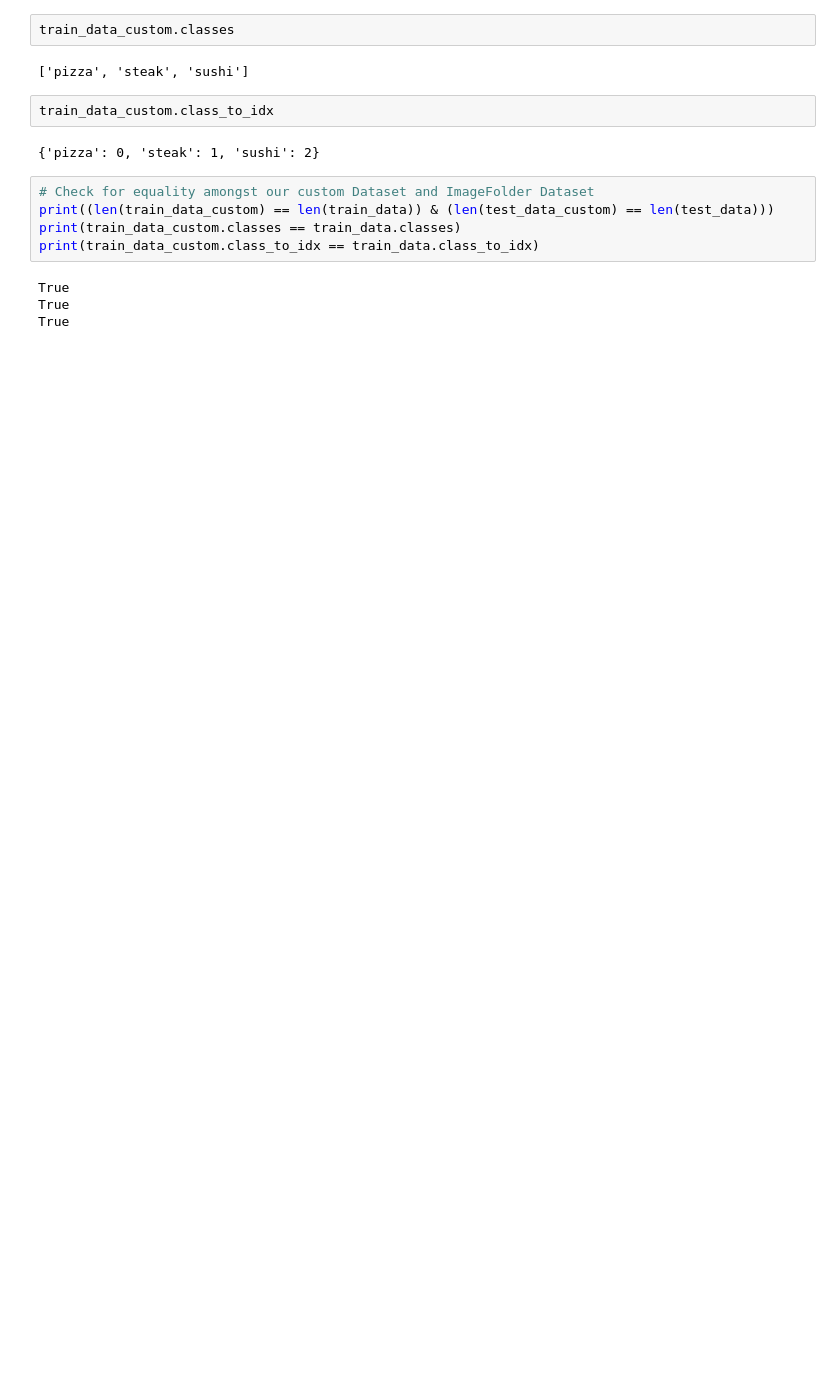
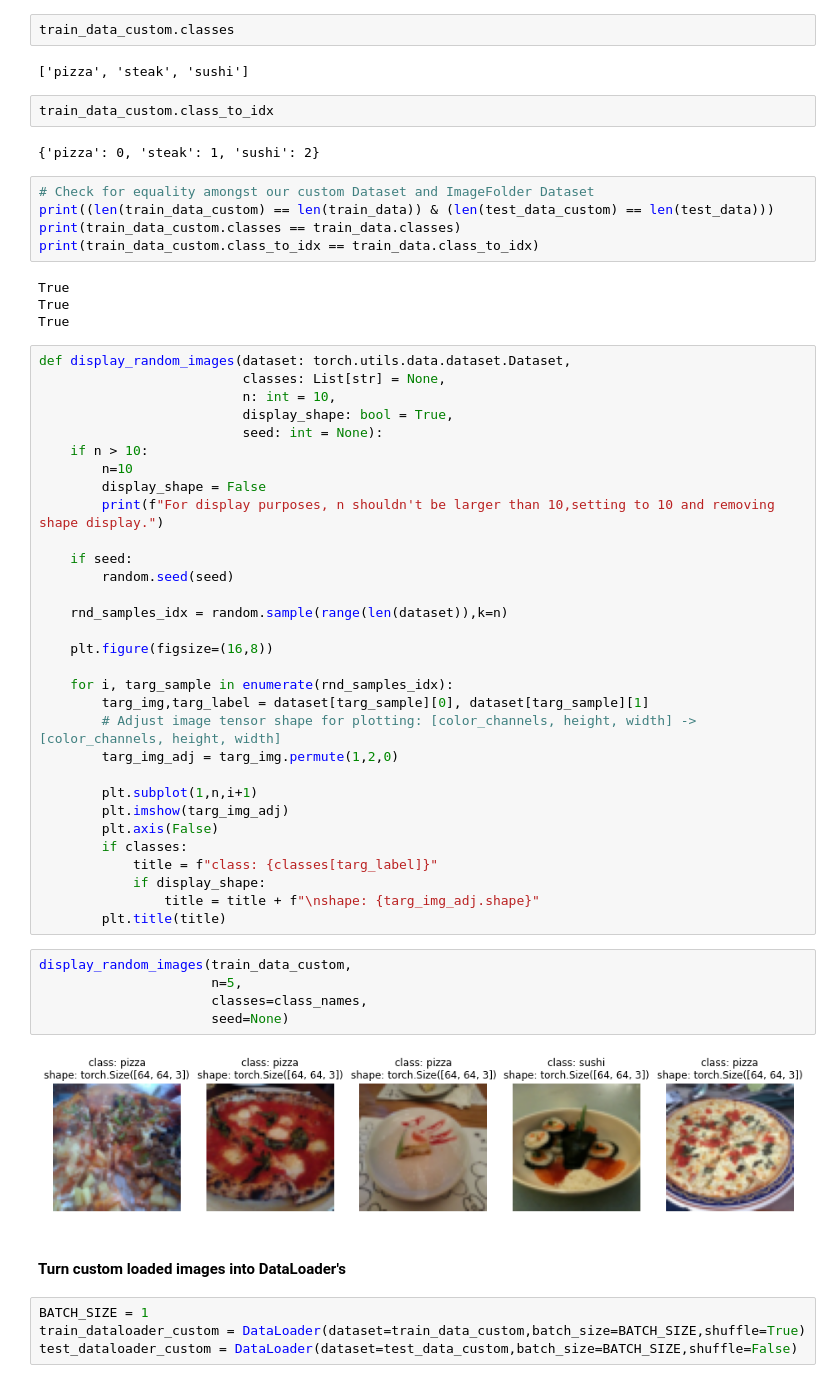
Before and after one commit to emirhansilsupur/pytorch-based-projects, a Jupyter notebook: 04_pytorch_custom_datasets.ipynb, the cells around one changed output. Drawn from its saved outputs; the diff is of its cells as text; blank space fills up the shorter version.

```diff
--- a/04_pytorch_custom_datasets.ipynb
+++ b/04_pytorch_custom_datasets.ipynb
@@ -364,3 +364,47 @@ print(train_data_custom.class_to_idx == train_data.class_to_idx)
 True
 True
 True
+# %%
+def display_random_images(dataset: torch.utils.data.dataset.Dataset,
+                          classes: List[str] = None,
+                          n: int = 10,
+                          display_shape: bool = True,
+                          seed: int = None):
+    if n > 10:
+        n=10
+        display_shape = False
+        print(f"For display purposes, n shouldn't be larger than 10,setting to 10 and removing shape display.")
+
+    if seed:
+        random.seed(seed)
+
+    rnd_samples_idx = random.sample(range(len(dataset)),k=n)
+
+    plt.figure(figsize=(16,8))
+
+    for i, targ_sample in enumerate(rnd_samples_idx):
+        targ_img,targ_label = dataset[targ_sample][0], dataset[targ_sample][1]
+        # Adjust image tensor shape for plotting: [color_channels, height, width] -> [color_channels, height, width]
+        targ_img_adj = targ_img.permute(1,2,0)
+
+        plt.subplot(1,n,i+1)
+        plt.imshow(targ_img_adj)
+        plt.axis(False)
+        if classes:
+            title = f"class: {classes[targ_label]}"
+            if display_shape:
+                title = title + f"\nshape: {targ_img_adj.shape}"
+        plt.title(title)
+# %%
+display_random_images(train_data_custom,
+                      n=5,
+                      classes=class_names,
+                      seed=None)
+# %% [output]
+[figure, added]
+# %% [markdown]
+#### Turn custom loaded images into DataLoader's
+# %%
+BATCH_SIZE = 1
+train_dataloader_custom = DataLoader(dataset=train_data_custom,batch_size=BATCH_SIZE,shuffle=True)
+test_dataloader_custom = DataLoader(dataset=test_data_custom,batch_size=BATCH_SIZE,shuffle=False)
```
Also changed, not shown: parts of 4 cells of this notebook.
